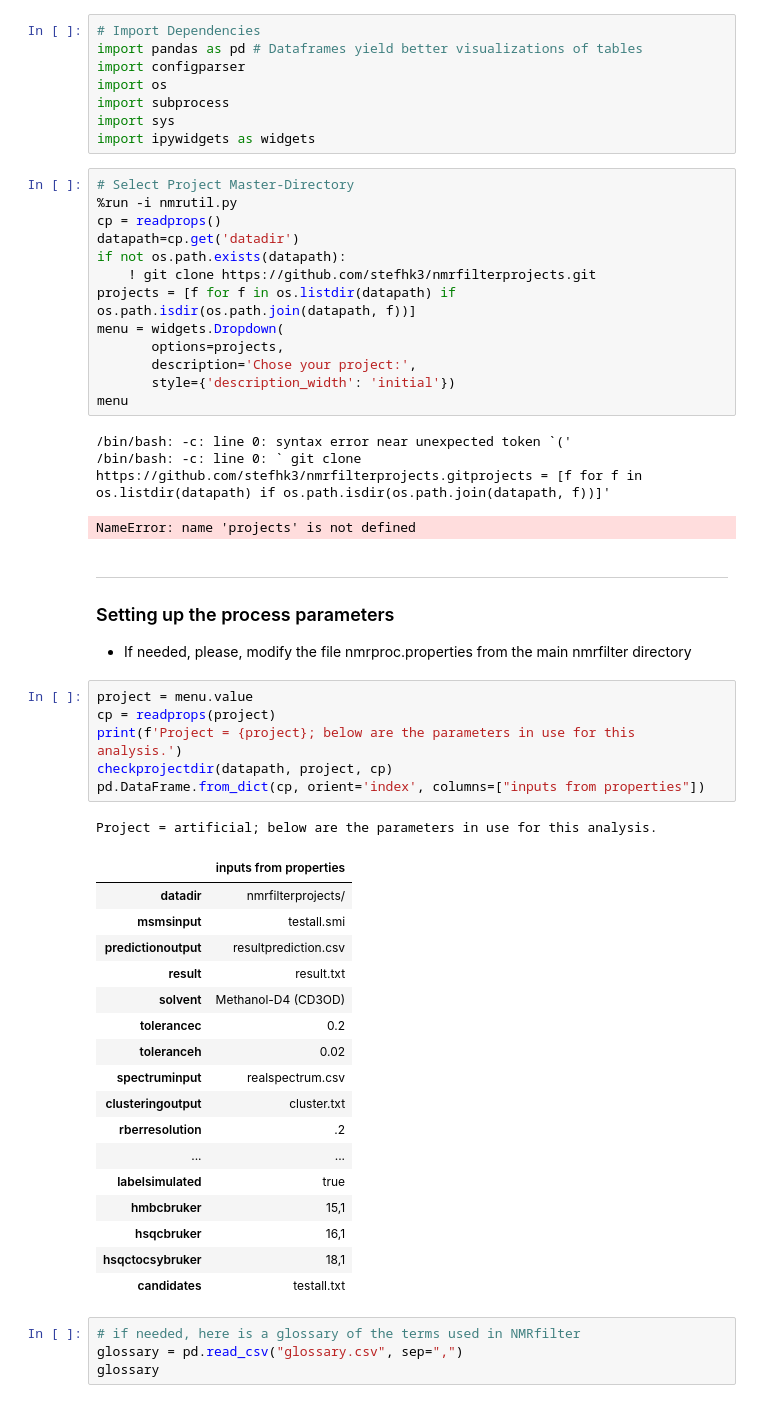
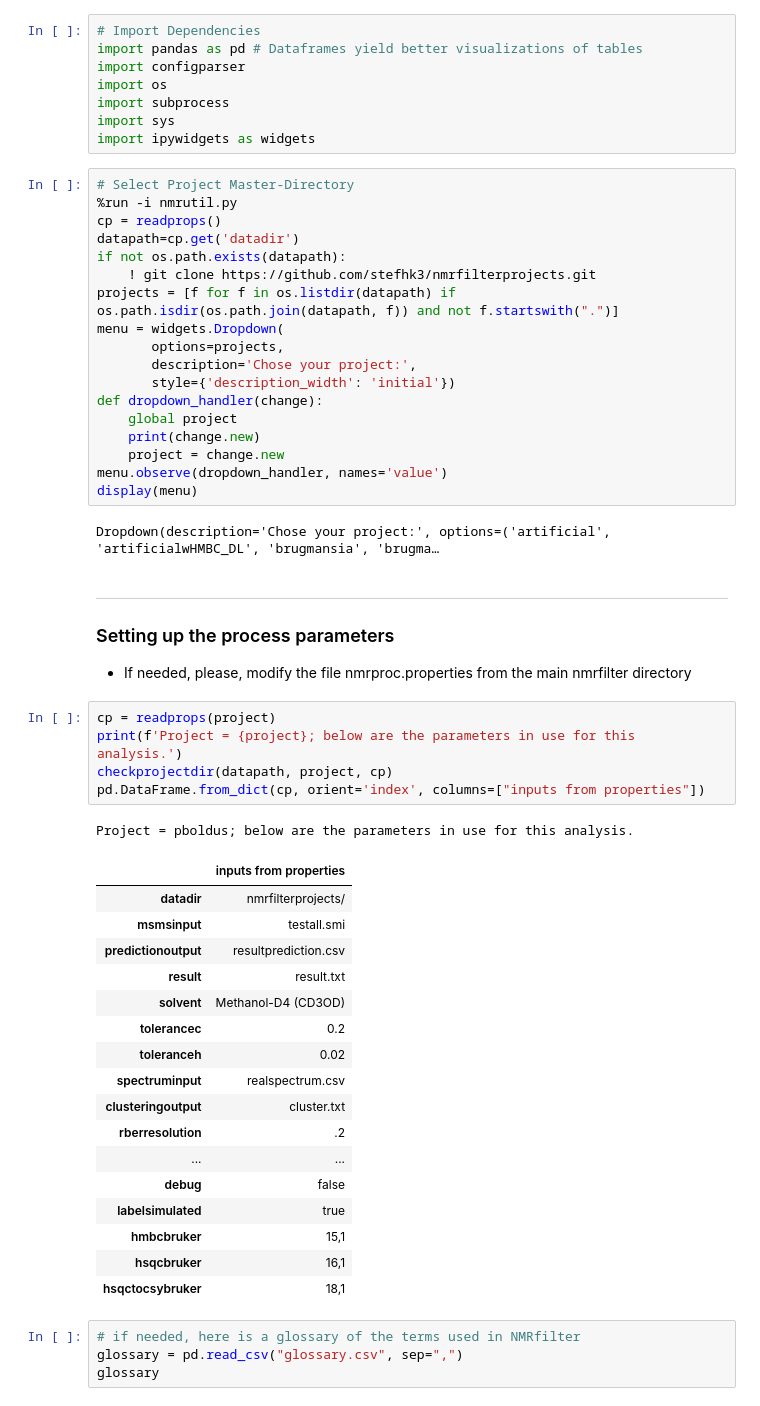
Before and after one commit to stefhk3/nmrfilter, a Jupyter notebook: nmrfilter.ipynb, the cells around one changed output. Drawn from its saved outputs; the diff is of its cells as text.

```diff
--- a/nmrfilter.ipynb
+++ b/nmrfilter.ipynb
@@ -47,45 +47,47 @@ cp = readprops()
 datapath=cp.get('datadir')
 if not os.path.exists(datapath):
     ! git clone https://github.com/stefhk3/nmrfilterprojects.git
-projects = [f for f in os.listdir(datapath) if os.path.isdir(os.path.join(datapath, f))]
+projects = [f for f in os.listdir(datapath) if os.path.isdir(os.path.join(datapath, f)) and not f.startswith(".")]
 menu = widgets.Dropdown(
        options=projects,
        description='Chose your project:',
        style={'description_width': 'initial'})
-menu
+def dropdown_handler(change):
+    global project
+    print(change.new)
+    project = change.new
+menu.observe(dropdown_handler, names='value')
+display(menu)
 # %% [output]
-/bin/bash: -c: line 0: syntax error near unexpected token `('
-/bin/bash: -c: line 0: ` git clone https://github.com/stefhk3/nmrfilterprojects.gitprojects = [f for f in os.listdir(datapath) if os.path.isdir(os.path.join(datapath, f))]'
+Dropdown(description='Chose your project:', options=('artificial', 'artificialwHMBC_DL', 'brugmansia', 'brugma…
-NameError: name 'projects' is not defined
 # %% [markdown]
 ___
 ### Setting up the process parameters
 * If needed, please, modify the file nmrproc.properties from the main nmrfilter directory
 # %%
-project = menu.value
 cp = readprops(project)
 print(f'Project = {project}; below are the parameters in use for this analysis.')
 checkprojectdir(datapath, project, cp)
 pd.DataFrame.from_dict(cp, orient='index', columns=["inputs from properties"])
 # %% [output]
-Project = artificial; below are the parameters in use for this analysis.
+Project = pboldus; below are the parameters in use for this analysis.
 |  | inputs from properties |
 | datadir | nmrfilterprojects/ |
 | msmsinput | testall.smi |
 | predictionoutput | resultprediction.csv |
 | result | result.txt |
 | solvent | Methanol-D4 (CD3OD) |
 | tolerancec | 0.2 |
 | toleranceh | 0.02 |
 | spectruminput | realspectrum.csv |
 | clusteringoutput | cluster.txt |
 | rberresolution | .2 |
 | ... | ... |
+| debug | false |
 | labelsimulated | true |
 | hmbcbruker | 15,1 |
 | hsqcbruker | 16,1 |
 | hsqctocsybruker | 18,1 |
-| candidates | testall.txt |
 # %%
 # if needed, here is a glossary of the terms used in NMRfilter
 glossary = pd.read_csv("glossary.csv", sep=",")
```
Also changed, not shown: parts of 2 cells of this notebook, 1 other file.
